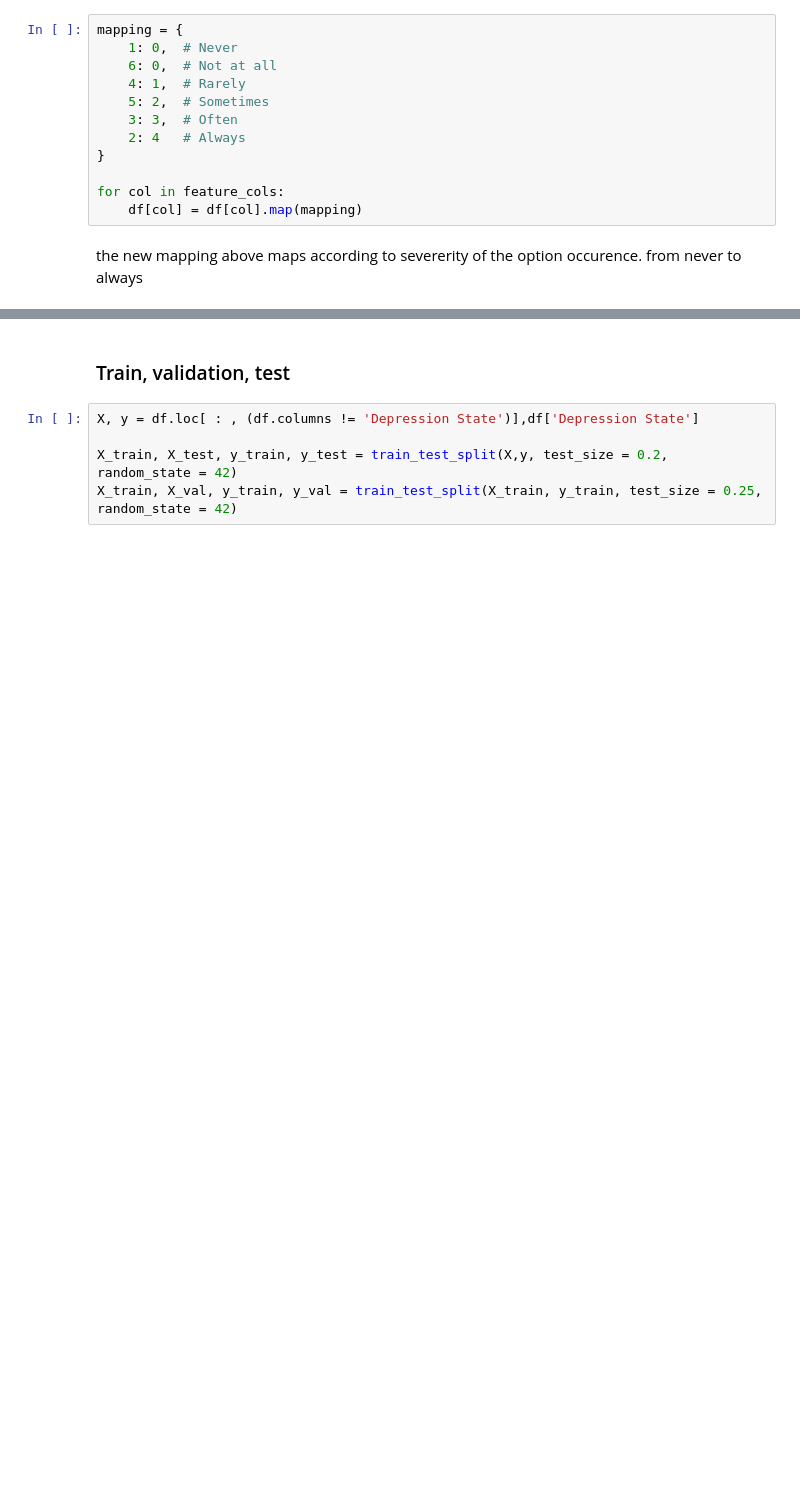
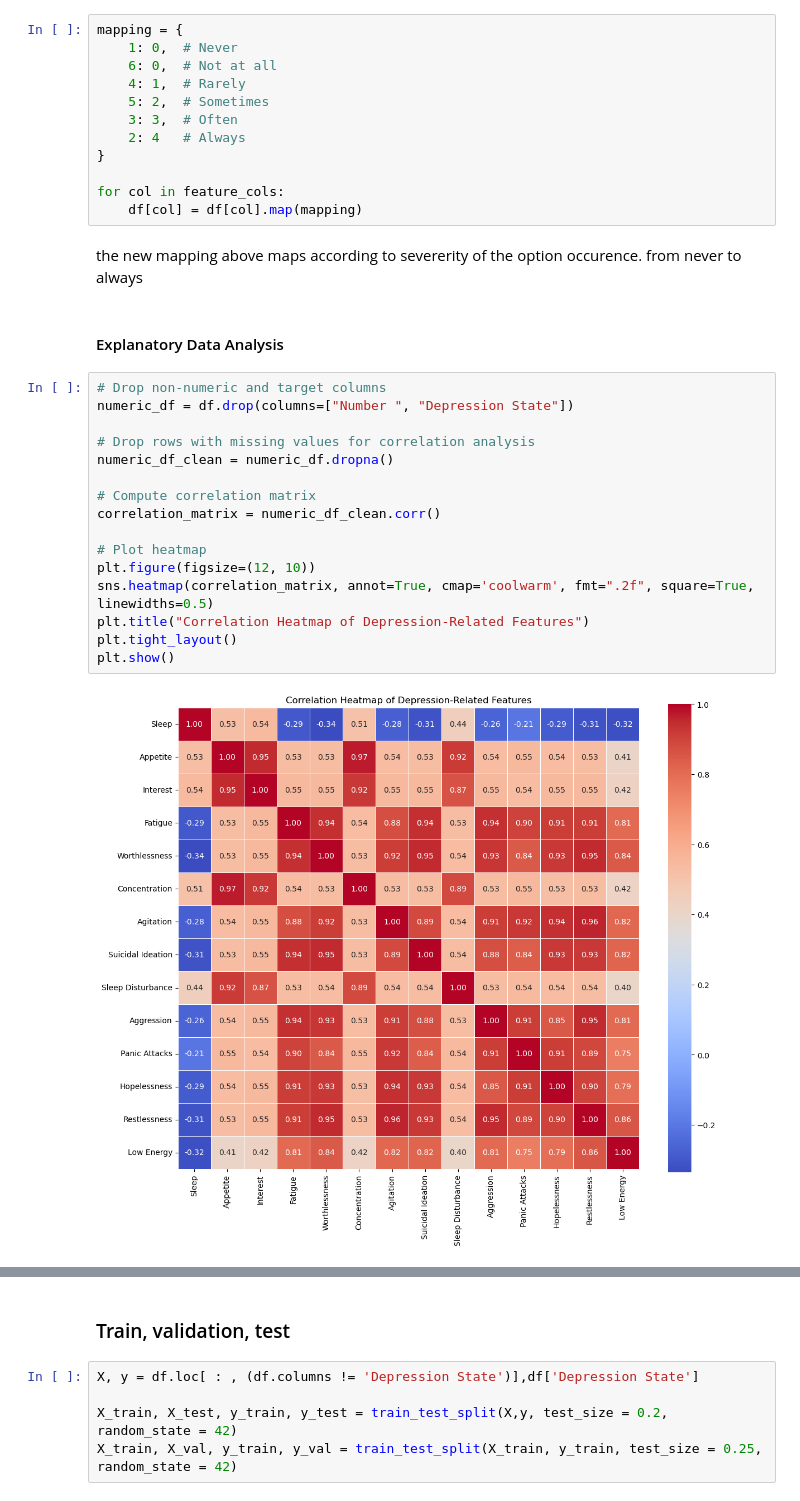
Before and after one commit to Idani27/depression-diagnostic-tool, a Jupyter notebook: Patient diagnostic tool for depression.ipynb, the cells around one changed output, grey strips where cells are left out. Saved outputs shown, nothing was run; the diff lists cells and outputs as text; blank space fills up the shorter version.

Commit message:
Updated notebook with new plots and analysis

```diff
--- a/Patient diagnostic tool for depression.ipynb
+++ b/Patient diagnostic tool for depression.ipynb
@@ -192,3 +208,23 @@ for col in feature_cols:
     df[col] = df[col].map(mapping)
 # %% [markdown]
 the new mapping above maps according to severerity of the option occurence. from never to always
+# %% [markdown]
+#### Explanatory Data Analysis
+# %%
+# Drop non-numeric and target columns
+numeric_df = df.drop(columns=["Number ", "Depression State"])
+
+# Drop rows with missing values for correlation analysis
+numeric_df_clean = numeric_df.dropna()
+
+# Compute correlation matrix
+correlation_matrix = numeric_df_clean.corr()
+
+# Plot heatmap
+plt.figure(figsize=(12, 10))
+sns.heatmap(correlation_matrix, annot=True, cmap='coolwarm', fmt=".2f", square=True, linewidths=0.5)
+plt.title("Correlation Heatmap of Depression-Related Features")
+plt.tight_layout()
+plt.show()
+# %% [output]
+[figure, added]
```
Also changed, not shown: parts of 27 cells of this notebook.
